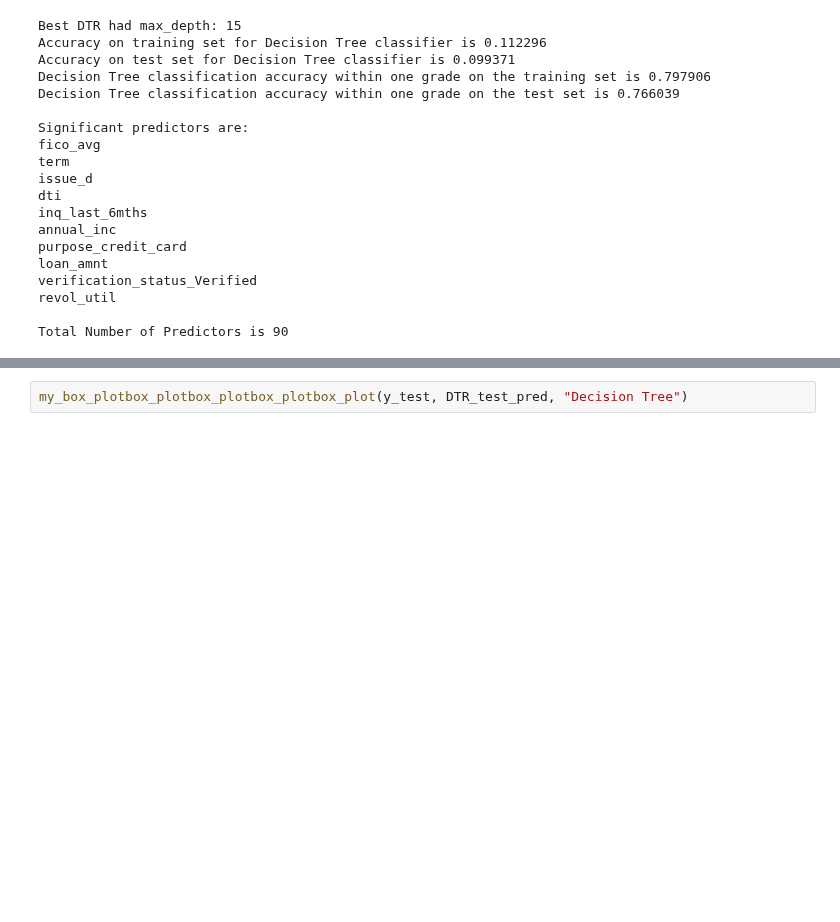
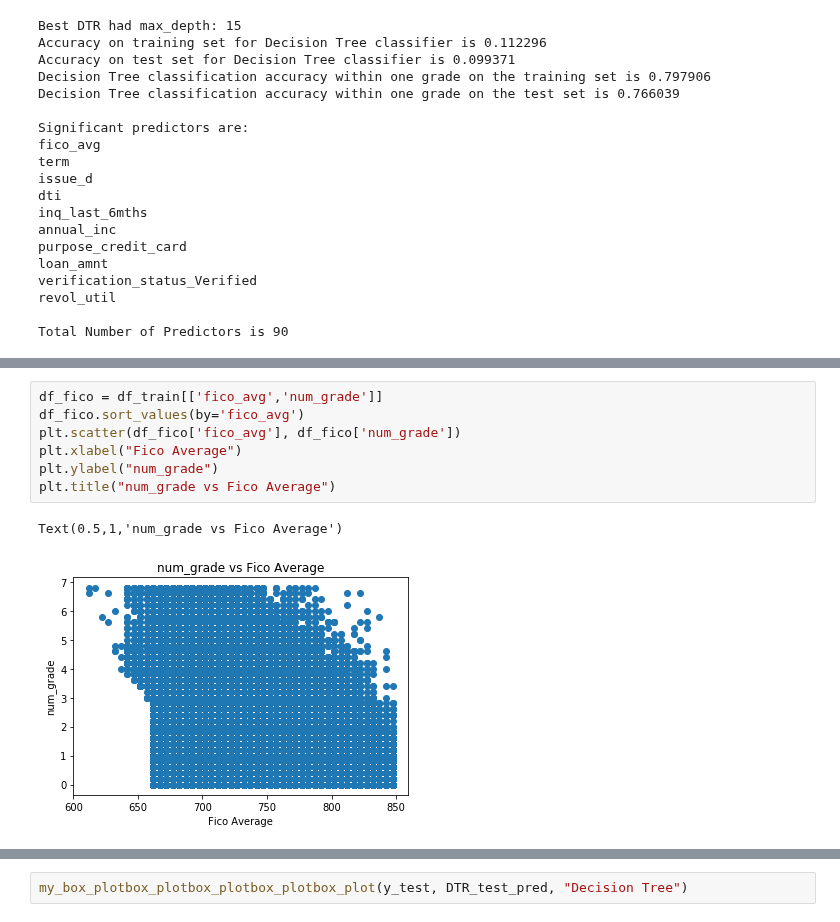
Before and after one commit to tmaounis/cs109a-LendingClub, a Jupyter notebook: models.ipynb, the cells around one changed output, grey strips where cells are left out. Cells and saved outputs as stored; diff of their text form; blank space fills up the shorter version.

```diff
--- a/models.ipynb
+++ b/models.ipynb
@@ -565,0 +511,10 @@ Total Number of Predictors is 90
+# %%
+df_fico = df_train[['fico_avg','num_grade']]
+df_fico.sort_values(by='fico_avg')
+plt.scatter(df_fico['fico_avg'], df_fico['num_grade'])
+plt.xlabel("Fico Average")
+plt.ylabel("num_grade")
+plt.title("num_grade vs Fico Average")
+# %% [output]
+Text(0.5,1,'num_grade vs Fico Average')
+[figure, added]
```
Also changed, not shown: parts of 8 cells of this notebook.
